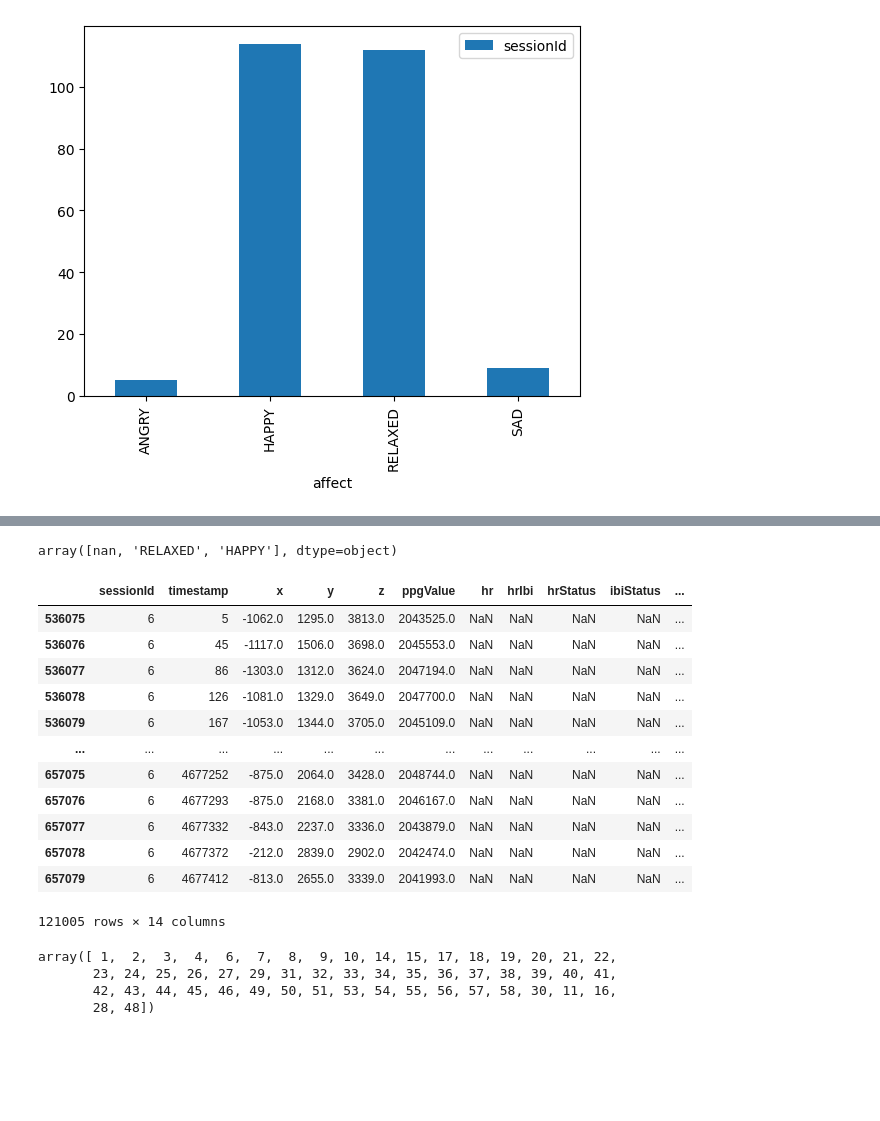
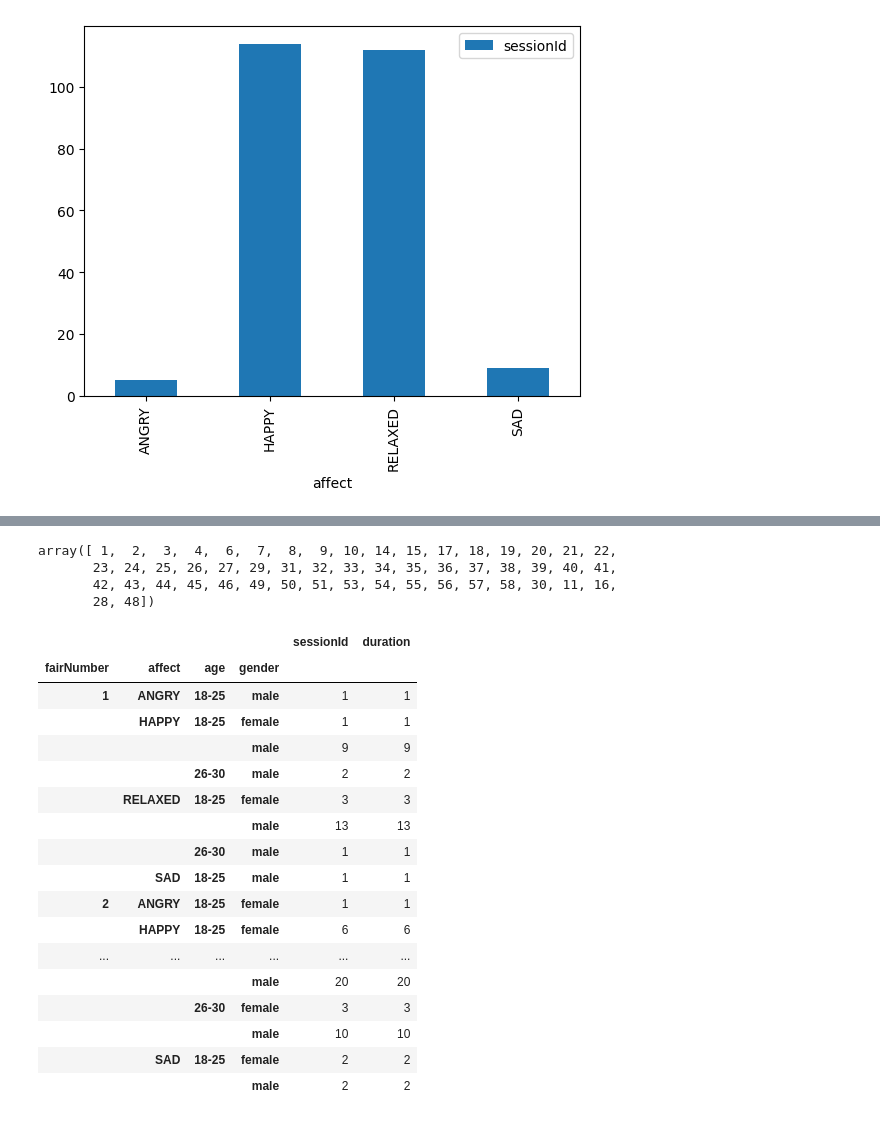
Before and after one commit to SuchethShenoy/bbdc24-mlbananas, a Jupyter notebook: basic_eda.ipynb, the cells around one changed output, grey strips where cells are left out. Cells and saved outputs as stored; diff of their text form; code cells hidden in the pictures; blank space fills up the shorter version.

```diff
--- a/basic_eda.ipynb
+++ b/basic_eda.ipynb
@@ -128,23 +44,3 @@ single_session.dropna(subset=columns_data)
-# %%
-single_session.affect.unique()
-# %% [output]
-array([nan, 'RELAXED', 'HAPPY'], dtype=object)
 # %%
 merged_df = pd.merge(left=student_data_df, right=session_df, left_on="sessionId", right_on="id")
-# %%
-student_data_df[student_data_df.sessionId==6]
-# %% [output]
-|  | sessionId | timestamp | x | y | z | ppgValue | hr | hrIbi | hrStatus | ibiStatus | ... |
-| 536075 | 6 | 5 | -1062.0 | 1295.0 | 3813.0 | 2043525.0 | NaN | NaN | NaN | NaN | ... |
-| 536076 | 6 | 45 | -1117.0 | 1506.0 | 3698.0 | 2045553.0 | NaN | NaN | NaN | NaN | ... |
-| 536077 | 6 | 86 | -1303.0 | 1312.0 | 3624.0 | 2047194.0 | NaN | NaN | NaN | NaN | ... |
-| 536078 | 6 | 126 | -1081.0 | 1329.0 | 3649.0 | 2047700.0 | NaN | NaN | NaN | NaN | ... |
-| 536079 | 6 | 167 | -1053.0 | 1344.0 | 3705.0 | 2045109.0 | NaN | NaN | NaN | NaN | ... |
-| ... | ... | ... | ... | ... | ... | ... | ... | ... | ... | ... | ... |
-| 657075 | 6 | 4677252 | -875.0 | 2064.0 | 3428.0 | 2048744.0 | NaN | NaN | NaN | NaN | ... |
-| 657076 | 6 | 4677293 | -875.0 | 2168.0 | 3381.0 | 2046167.0 | NaN | NaN | NaN | NaN | ... |
-| 657077 | 6 | 4677332 | -843.0 | 2237.0 | 3336.0 | 2043879.0 | NaN | NaN | NaN | NaN | ... |
-| 657078 | 6 | 4677372 | -212.0 | 2839.0 | 2902.0 | 2042474.0 | NaN | NaN | NaN | NaN | ... |
-| 657079 | 6 | 4677412 | -813.0 | 2655.0 | 3339.0 | 2041993.0 | NaN | NaN | NaN | NaN | ... |
-121005 rows × 14 columns
 # %%
@@ -157,0 +56,21 @@ array([ 1,  2,  3,  4,  6,  7,  8,  9, 10, 14, 15, 17, 18, 19, 20, 21, 22,
+# %%
+labeled_df.groupby(["fairNumber","affect","age","gender"])["sessionId", "duration"].count()
+# %% [output]
+|  |  |  |  | sessionId | duration |
+| fairNumber | affect | age | gender |  |  |
+| 1 | ANGRY | 18-25 | male | 1 | 1 |
+|  | HAPPY | 18-25 | female | 1 | 1 |
+|  |  |  | male | 9 | 9 |
+|  |  | 26-30 | male | 2 | 2 |
+|  | RELAXED | 18-25 | female | 3 | 3 |
+|  |  |  | male | 13 | 13 |
+|  |  | 26-30 | male | 1 | 1 |
+|  | SAD | 18-25 | male | 1 | 1 |
+| 2 | ANGRY | 18-25 | female | 1 | 1 |
+|  | HAPPY | 18-25 | female | 6 | 6 |
+| ... | ... | ... | ... | ... | ... |
+|  |  |  | male | 20 | 20 |
+|  |  | 26-30 | female | 3 | 3 |
+|  |  |  | male | 10 | 10 |
+|  | SAD | 18-25 | female | 2 | 2 |
+|  |  |  | male | 2 | 2 |
```
Also changed, not shown: parts of 28 cells of this notebook.
